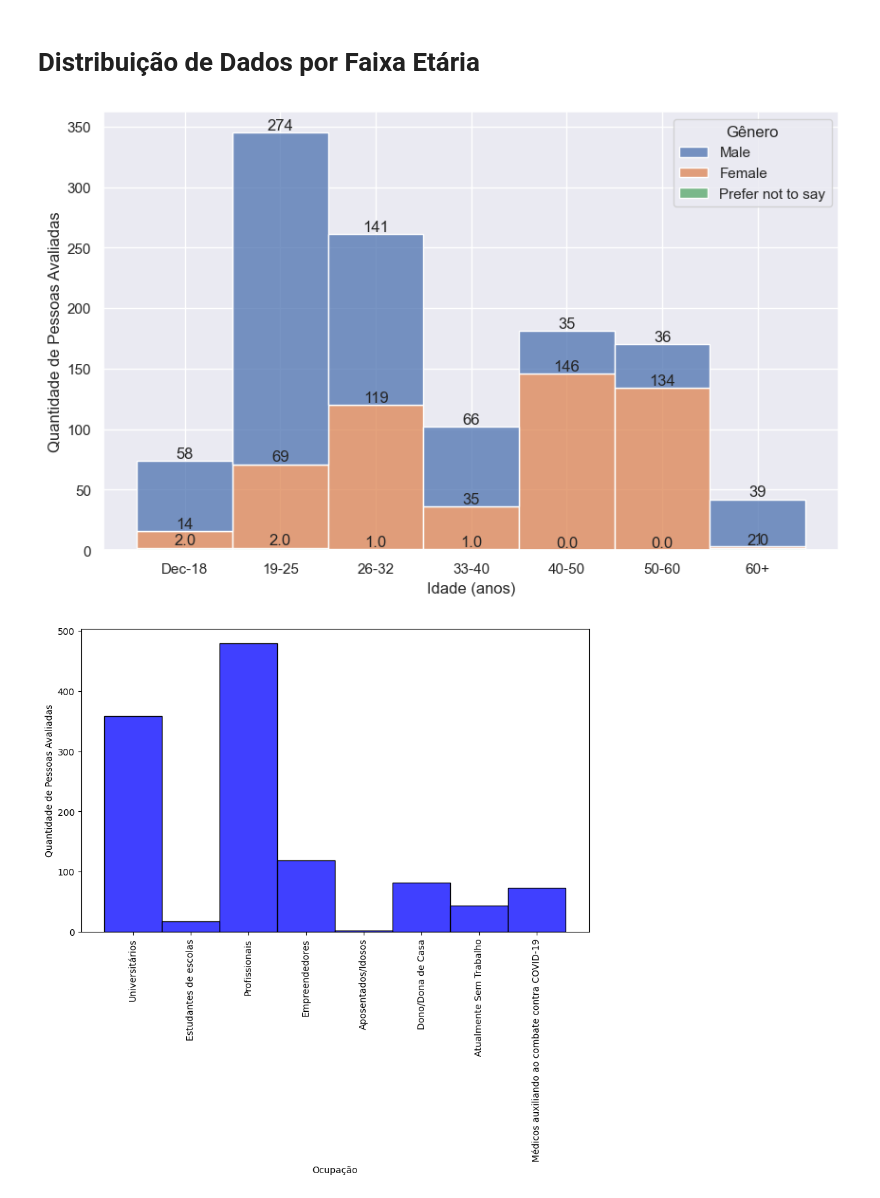
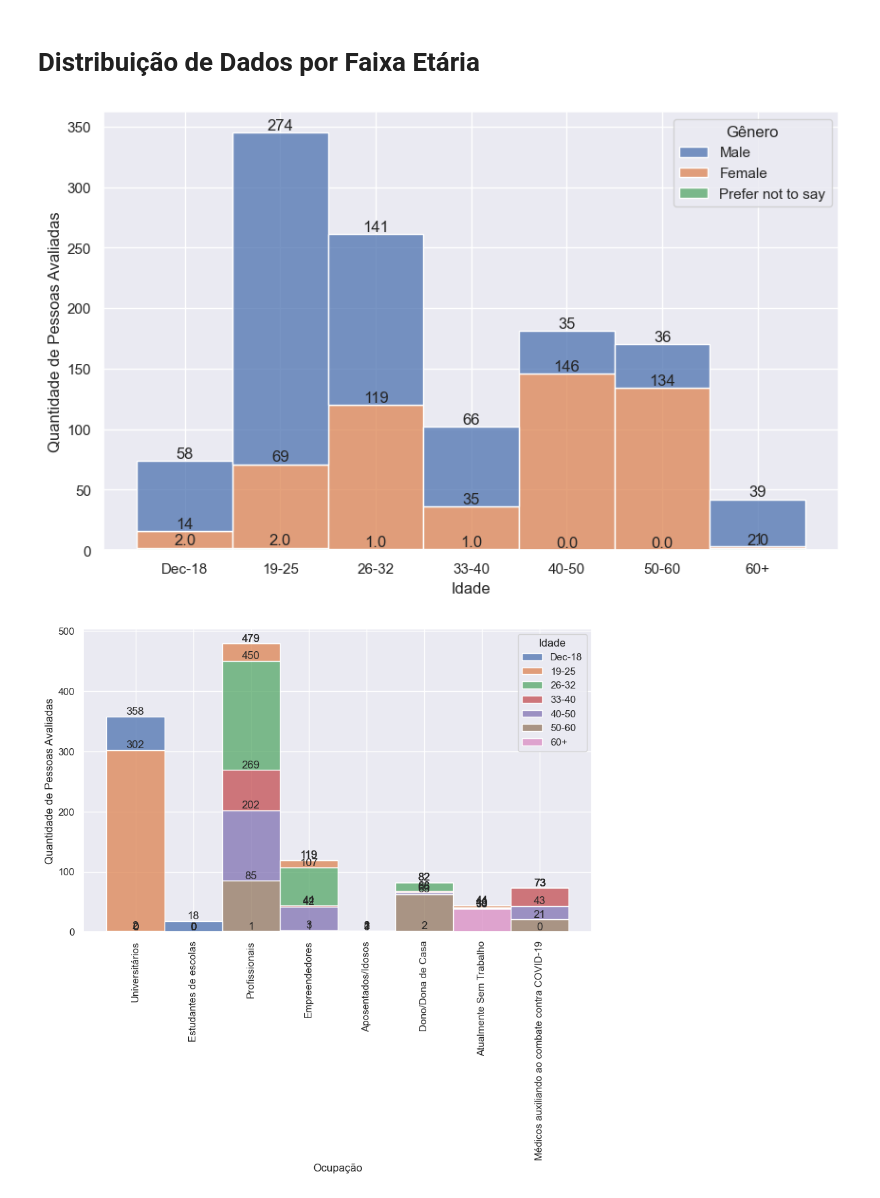
Before and after one commit to akira-gabriel/Covid-Psycological-Effects-of-COVID, a Jupyter notebook: Psycological Effects of COVID.ipynb, the cells around one changed output. Drawn from its saved outputs; the diff is of its cells as text; code cells hidden in the pictures.

```diff
--- a/Psycological Effects of COVID.ipynb
+++ b/Psycological Effects of COVID.ipynb
@@ -62,7 +62,7 @@ Index(['age', 'gender', 'occupation', 'line_of_work', 'time_bp', 'time_dp',
 # %% [markdown]
 Renomeamos as colunas para melhor entendimento e excluimos as últimas três, das quais duas não tem valor algum e a outra não é específicada.
 # %%
-df.columns = ['Idade (anos)', 'Gênero', 'Ocupação', 'Linha de Trabalho','Tempo gasto no trabalho antes da pandemia','Tempo gasto no trabalho na pandemia','Tempo de Jornada de Trabalho','Avaliação de Facilidade com Internet', 'Gosta do ambiente doméstico','Avaliação de melhora de produtividade', 'Avaliação do Ciclo do Sono', 'Ganho de Nova habilidade', 'Avaliação Conexão familiar', 'Avaliação de Relaxamento', 'Tempo ganho para cuidar de si', 'Gosta de home office', 'Não gosta de home office', 'Prefere trabalhar em casa/trabalho', 'Gosta de trabalhar em alguns dias específicos em casa','custom1', 'custom2', 'custom3']
+df.columns = ['Idade', 'Gênero', 'Ocupação', 'Linha de Trabalho','Tempo gasto no trabalho antes da pandemia','Tempo gasto no trabalho na pandemia','Tempo de Jornada de Trabalho','Avaliação de Facilidade com Internet', 'Gosta do ambiente doméstico','Avaliação de melhora de produtividade', 'Avaliação do Ciclo do Sono', 'Ganho de Nova habilidade', 'Avaliação Conexão familiar', 'Avaliação de Relaxamento', 'Tempo ganho para cuidar de si', 'Gosta de home office', 'Não gosta de home office', 'Prefere trabalhar em casa/trabalho', 'Gosta de trabalhar em alguns dias específicos em casa','custom1', 'custom2', 'custom3']
 # %%
 df['custom2'].unique()
 # %% [output]
@@ -356,20 +356,26 @@ sns.set (rc = {'figure.figsize':(14, 14)})
 # %%
 plt.figure(figsize=(10,6))
 
-df['Idade (anos)'] = pd.Categorical(df['Idade (anos)'], categories=['Dec-18','19-25', '26-32', '33-40', '40-50', '50-60', '60+'], ordered=True)
-ax = sns.histplot(x = 'Idade (anos)', hue='Gênero', multiple='stack',
+df['Idade'] = pd.Categorical(df['Idade'], categories=['Dec-18','19-25', '26-32', '33-40', '40-50', '50-60', '60+'], ordered=True)
+
+ax = sns.histplot(x = 'Idade', hue='Gênero', multiple='stack',
               data = df)
-ax.set(xlabel='Idade (anos)', ylabel='Quantidade de Pessoas Avaliadas')
+ax.set(xlabel='Idade', ylabel='Quantidade de Pessoas Avaliadas')
+
 for i, p in enumerate(ax.containers):
     ax.bar_label(p, labels=[f'{v.get_height()}' for v in p], label_type='edge')
 # %% [output]
-[figure, old version]
+[figure, new version]
 # %%
 plt.figure(figsize=(10,6))
 
-ax = sns.histplot(x = 'Ocupação', hue='blue',
+ax = sns.histplot(x = 'Ocupação', hue='Idade', multiple='stack',
               data = df)
+
 ax.set(xlabel='Ocupação', ylabel='Quantidade de Pessoas Avaliadas')
 ax.tick_params(axis='x', rotation=90)
+
+for i, p in enumerate(ax.containers):
+    ax.bar_label(p, label=[f'{v.get_height()}' for v in p], label_type='edge')
 # %% [output]
-[figure, old version]
+[figure, new version]
```
Also changed, not shown: parts of 8 cells of this notebook.
